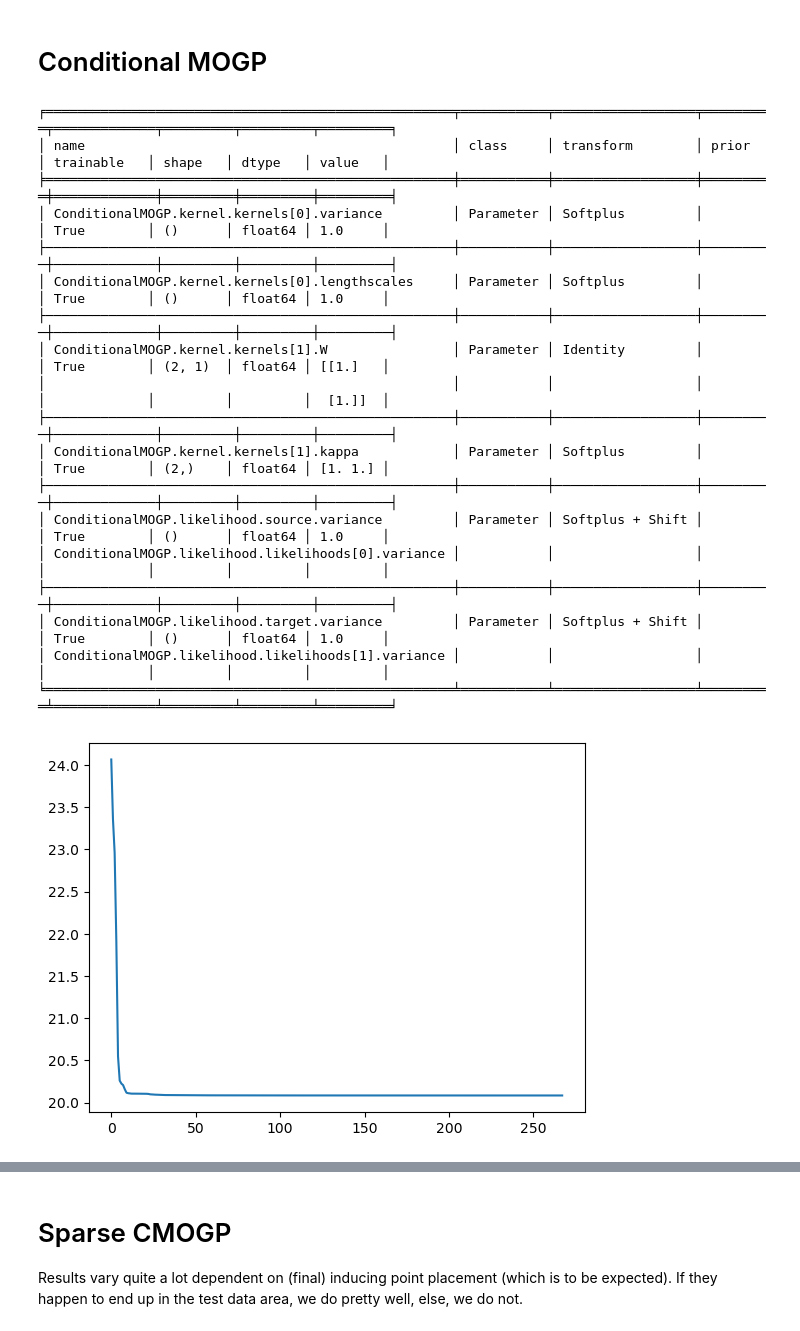
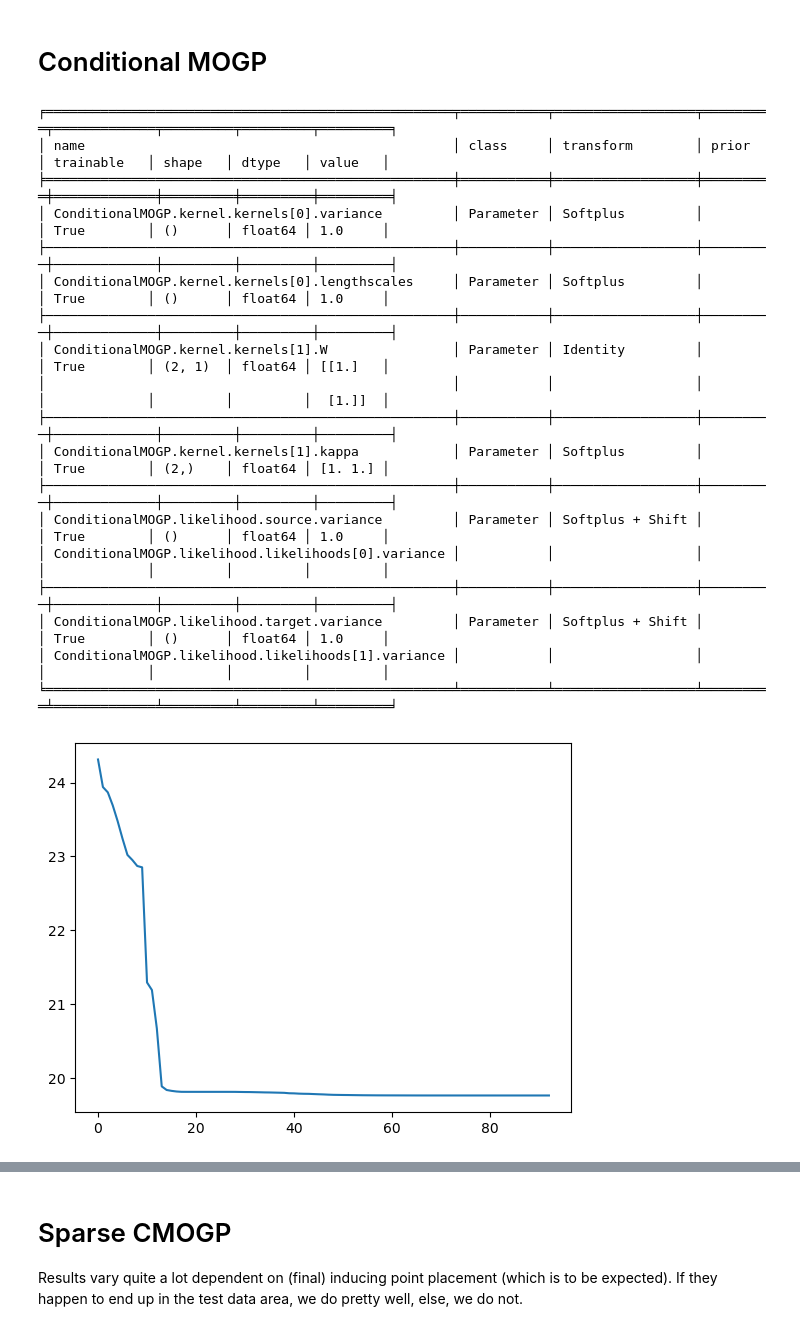
Before and after one commit to JVerbeek/at-gpflow, a Jupyter notebook: experiments/volatility/volatility.ipynb, the cells around one changed output, grey strips where cells are left out. Drawn from its saved outputs; the diff is of its cells as text; code cells hidden in the pictures.

```diff
--- a/experiments/volatility/volatility.ipynb
+++ b/experiments/volatility/volatility.ipynb
@@ -37,8 +37,8 @@ def standardize(s, mu=None, std=None):
 
 if not os.path.isfile("volatility_data.npz"):
     amzn = yf.download('AMZN', start='2021-01-01', end='2024-01-01')
-    vix = yf.download('^VIX', start='2021-01-01', end='2024-03-01')
-    amzn_test = yf.download('AMZN', start='2024-01-01', end='2024-03-01')
+    vix = yf.download('^VIX', start='2021-01-01', end='2024-07-01')
+    amzn_test = yf.download('AMZN', start='2024-01-01', end='2024-07-01')
 
     amzn_monthly = amzn['Close'].resample('M').last()
     vix_weekly = vix['Close'].resample('W').last().interpolate("cubicspline")
@@ -134,6 +134,7 @@ rank = 1  # Rank of W
 
 # Base kernel
 k = gpf.kernels.Matern12(active_dims=[0]) # Matern12 is much better for some reason.
+k2 = gpf.kernels.Matern32(active_dims=[0]) # Matern12 is much better for some reason.
 # Coregion kernel
 coreg = gpf.kernels.Coregion(
     output_dim=output_dim, rank=rank, active_dims=[1]
@@ -146,32 +147,32 @@ coreg2 = gpf.kernels.Coregion(
 ivs = np.linspace(0, max(X[:,0]), 20).reshape(-1, 1)
 iv_ind = np.concatenate((np.zeros((int(len(ivs)/2),1)), np.ones((int(len(ivs)/2),1))))
 shuffle = np.random.permutation(np.arange(len(ivs)))
 ivs = ivs[shuffle]
 ivs = np.hstack((ivs, iv_ind))
 
-kern = k * coreg
+kern = k2 * coreg
 m = ConditionalMOGP((X, y), kernel=kern, likelihood=TransferLikelihood(source=gpf.likelihoods.Gaussian(), target=gpf.likelihoods.Gaussian()))
 
 gpf.utilities.print_summary(m)
 optimize(m)
 gpf.utilities.print_summary(m)
 # %% [output]
 ╒════════════════════════════════════════════════════╤═══════════╤══════════════════╤═════════╤═════════════╤═════════╤═════════╤═════════╕
 │ name                                               │ class     │ transform        │ prior   │ trainable   │ shape   │ dtype   │ value   │
 ╞════════════════════════════════════════════════════╪═══════════╪══════════════════╪═════════╪═════════════╪═════════╪═════════╪═════════╡
 │ ConditionalMOGP.kernel.kernels[0].variance         │ Parameter │ Softplus         │         │ True        │ ()      │ float64 │ 1.0     │
 ├────────────────────────────────────────────────────┼───────────┼──────────────────┼─────────┼─────────────┼─────────┼─────────┼─────────┤
 │ ConditionalMOGP.kernel.kernels[0].lengthscales     │ Parameter │ Softplus         │         │ True        │ ()      │ float64 │ 1.0     │
 ├────────────────────────────────────────────────────┼───────────┼──────────────────┼─────────┼─────────────┼─────────┼─────────┼─────────┤
 │ ConditionalMOGP.kernel.kernels[1].W                │ Parameter │ Identity         │         │ True        │ (2, 1)  │ float64 │ [[1.]   │
 │                                                    │           │                  │         │             │         │         │  [1.]]  │
 ├────────────────────────────────────────────────────┼───────────┼──────────────────┼─────────┼─────────────┼─────────┼─────────┼─────────┤
 │ ConditionalMOGP.kernel.kernels[1].kappa            │ Parameter │ Softplus         │         │ True        │ (2,)    │ float64 │ [1. 1.] │
 ├────────────────────────────────────────────────────┼───────────┼──────────────────┼─────────┼─────────────┼─────────┼─────────┼─────────┤
 │ ConditionalMOGP.likelihood.source.variance         │ Parameter │ Softplus + Shift │         │ True        │ ()      │ float64 │ 1.0     │
 │ ConditionalMOGP.likelihood.likelihoods[0].variance │           │                  │         │             │         │         │         │
 ├────────────────────────────────────────────────────┼───────────┼──────────────────┼─────────┼─────────────┼─────────┼─────────┼─────────┤
 │ ConditionalMOGP.likelihood.target.variance         │ Parameter │ Softplus + Shift │         │ True        │ ()      │ float64 │ 1.0     │
 │ ConditionalMOGP.likelihood.likelihoods[1].variance │           │                  │         │             │         │         │         │
 ╘════════════════════════════════════════════════════╧═══════════╧══════════════════╧═════════╧═════════════╧═════════╧═════════╧═════════╛
-[figure, old version]
+[figure, new version]
```
Also changed, not shown: parts of 9 cells of this notebook, 8 other files.
